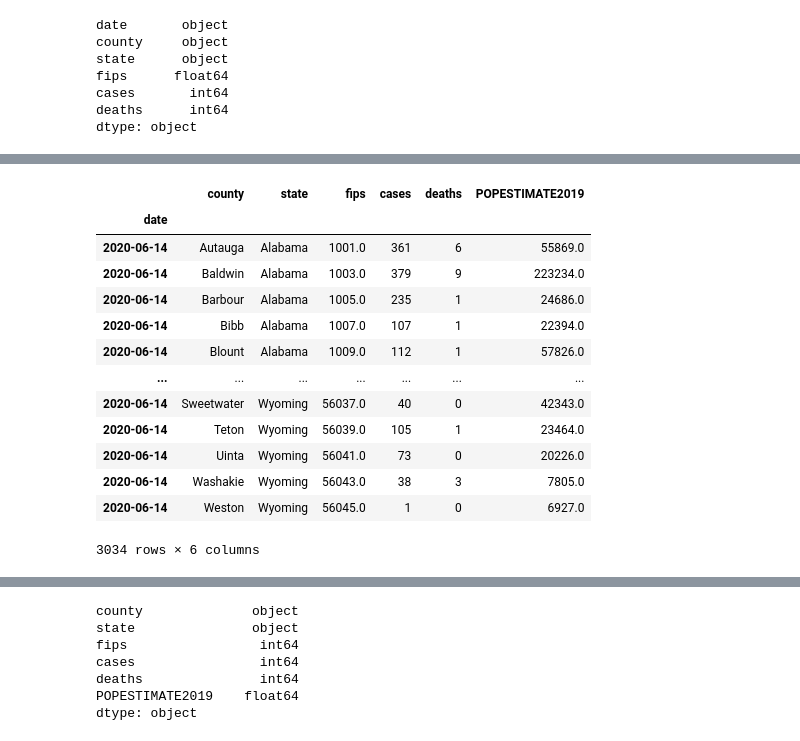
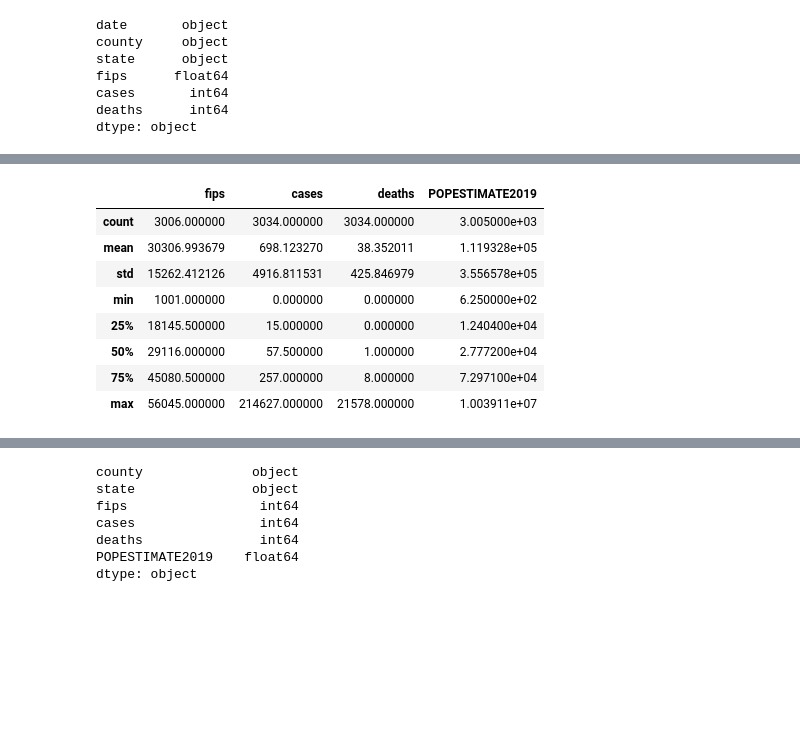
Before and after one commit to JonRivera/JonRivera.github.io, a Jupyter notebook: Notebook/Jonatan_RiveraSprintBuildCodeFinal2.ipynb, the cells around one changed output, grey strips where cells are left out. Cells and saved outputs as stored; diff of their text form; code cells hidden in the pictures; blank space fills up the shorter version.

```diff
--- a/Notebook/Jonatan_RiveraSprintBuildCodeFinal2.ipynb
+++ b/Notebook/Jonatan_RiveraSprintBuildCodeFinal2.ipynb
@@ -90,23 +66,18 @@ Pop_Covid_Deaths_County = Pop_Covid_Deaths_County.drop(['CTYNAME','STNAME'],axis
 # %%
 #Reindexing by date to make data look more organize and help with filtering
 #This merge is relative to the number of counties reported in the NY Covid-19 Data
 #Filtering data by  for June 14
 Pop_Covid_Deaths_County = Pop_Covid_Deaths_County.set_index(['date'])
 
 Pop_Covid_Deaths_County_June = Pop_Covid_Deaths_County.loc['2020-06-14'].copy()
-Pop_Covid_Deaths_County_June
+Pop_Covid_Deaths_County_June.describe()
 # %% [output]
-|  | county | state | fips | cases | deaths | POPESTIMATE2019 |
-| date |  |  |  |  |  |  |
-| 2020-06-14 | Autauga | Alabama | 1001.0 | 361 | 6 | 55869.0 |
-| 2020-06-14 | Baldwin | Alabama | 1003.0 | 379 | 9 | 223234.0 |
-| 2020-06-14 | Barbour | Alabama | 1005.0 | 235 | 1 | 24686.0 |
-| 2020-06-14 | Bibb | Alabama | 1007.0 | 107 | 1 | 22394.0 |
-| 2020-06-14 | Blount | Alabama | 1009.0 | 112 | 1 | 57826.0 |
-| ... | ... | ... | ... | ... | ... | ... |
-| 2020-06-14 | Sweetwater | Wyoming | 56037.0 | 40 | 0 | 42343.0 |
-| 2020-06-14 | Teton | Wyoming | 56039.0 | 105 | 1 | 23464.0 |
-| 2020-06-14 | Uinta | Wyoming | 56041.0 | 73 | 0 | 20226.0 |
-| 2020-06-14 | Washakie | Wyoming | 56043.0 | 38 | 3 | 7805.0 |
-| 2020-06-14 | Weston | Wyoming | 56045.0 | 1 | 0 | 6927.0 |
+|  | fips | cases | deaths | POPESTIMATE2019 |
+| count | 3006.000000 | 3034.000000 | 3034.000000 | 3.005000e+03 |
+| mean | 30306.993679 | 698.123270 | 38.352011 | 1.119328e+05 |
+| std | 15262.412126 | 4916.811531 | 425.846979 | 3.556578e+05 |
+| min | 1001.000000 | 0.000000 | 0.000000 | 6.250000e+02 |
+| 25% | 18145.500000 | 15.000000 | 0.000000 | 1.240400e+04 |
+| 50% | 29116.000000 | 57.500000 | 1.000000 | 2.777200e+04 |
+| 75% | 45080.500000 | 257.000000 | 8.000000 | 7.297100e+04 |
+| max | 56045.000000 | 214627.000000 | 21578.000000 | 1.003911e+07 |
-3034 rows × 6 columns
```
Also changed, not shown: parts of 20 cells of this notebook.
